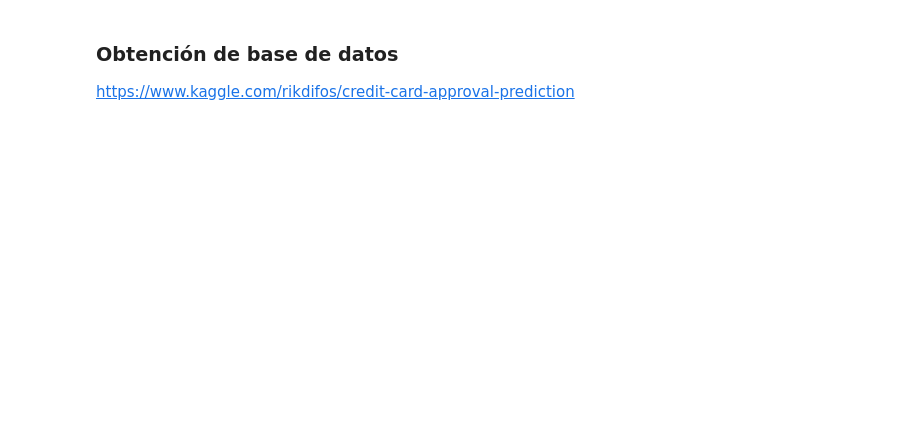
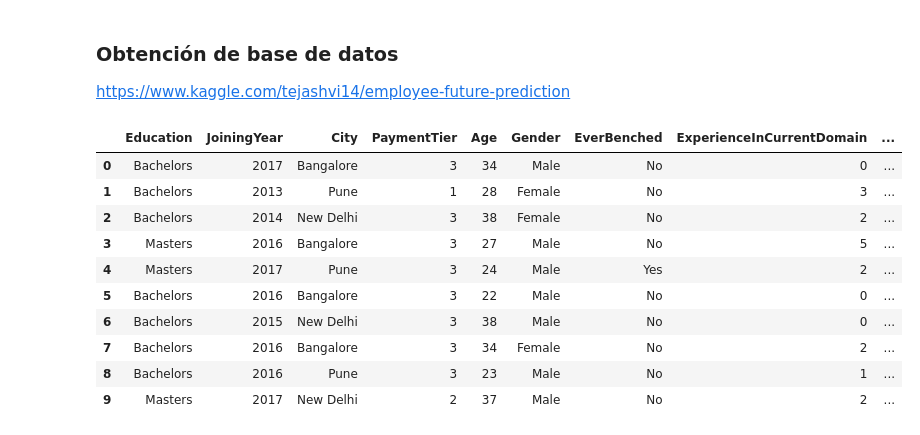
Before and after one commit to Jancope/ProyectoModulo1, a Jupyter notebook: ProyectoModulo1_PenaJ_OrtizJ (1).ipynb, the cells around one changed output. Drawn from its saved outputs; the diff is of its cells as text; code cells hidden in the pictures; blank space fills up the shorter version.

```diff
--- a/ProyectoModulo1_PenaJ_OrtizJ (1).ipynb
+++ b/ProyectoModulo1_PenaJ_OrtizJ (1).ipynb
@@ -57,4 +76,4 @@ Se analizarán diversos factores que pueden influir en el futuro pago o no pago
 # %% [markdown]
 ### Obtención de base de datos
 
-https://www.kaggle.com/rikdifos/credit-card-approval-prediction
+https://www.kaggle.com/tejashvi14/employee-future-prediction
@@ -60,0 +84,18 @@ https://www.kaggle.com/rikdifos/credit-card-approval-prediction
+# %%
+archivo = 'Employee.xlsx'
+
+df = pd.read_excel(archivo, sheet_name='Employee')
+
+df.head(10)
+# %% [output]
+|  | Education | JoiningYear | City | PaymentTier | Age | Gender | EverBenched | ExperienceInCurrentDomain | ... |
+| 0 | Bachelors | 2017 | Bangalore | 3 | 34 | Male | No | 0 | ... |
+| 1 | Bachelors | 2013 | Pune | 1 | 28 | Female | No | 3 | ... |
+| 2 | Bachelors | 2014 | New Delhi | 3 | 38 | Female | No | 2 | ... |
+| 3 | Masters | 2016 | Bangalore | 3 | 27 | Male | No | 5 | ... |
+| 4 | Masters | 2017 | Pune | 3 | 24 | Male | Yes | 2 | ... |
+| 5 | Bachelors | 2016 | Bangalore | 3 | 22 | Male | No | 0 | ... |
+| 6 | Bachelors | 2015 | New Delhi | 3 | 38 | Male | No | 0 | ... |
+| 7 | Bachelors | 2016 | Bangalore | 3 | 34 | Female | No | 2 | ... |
+| 8 | Bachelors | 2016 | Pune | 3 | 23 | Male | No | 1 | ... |
+| 9 | Masters | 2017 | New Delhi | 2 | 37 | Male | No | 2 | ... |
```
Also changed, not shown: parts of 13 cells of this notebook, 6 other files.
